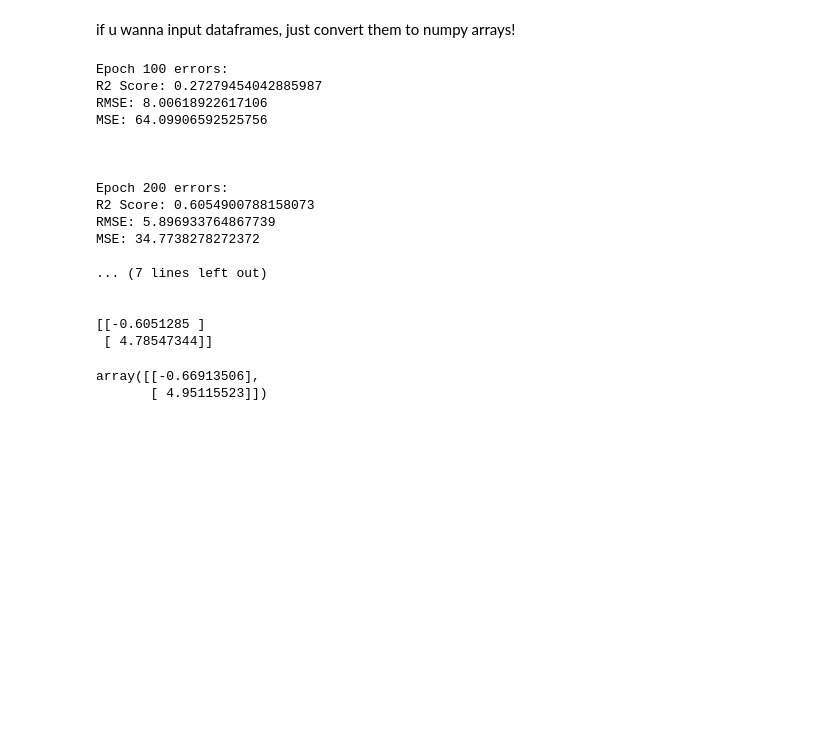
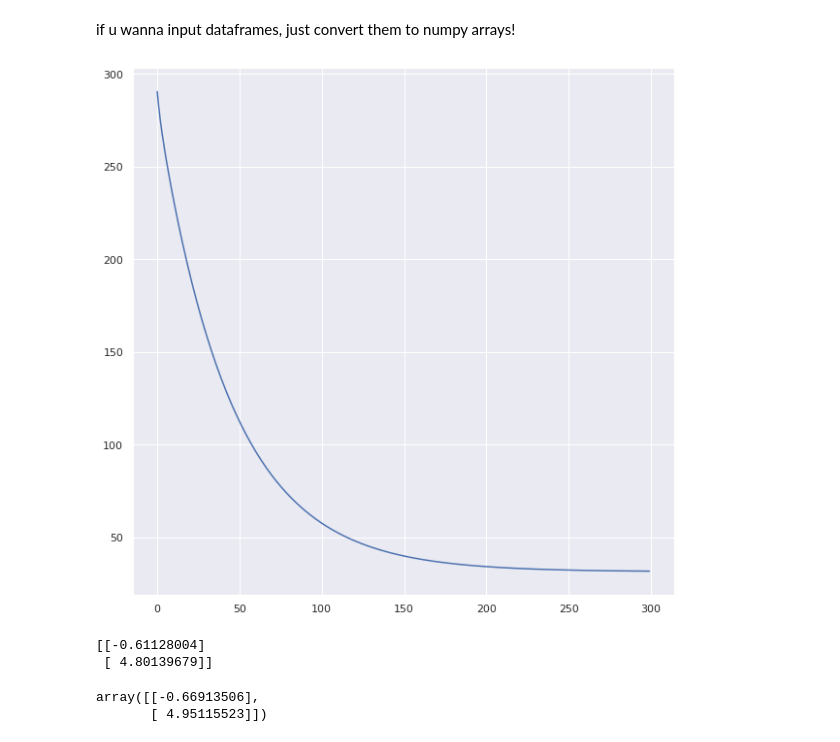
Before and after one commit to heerboi/ML-from-scratch, a Jupyter notebook: Linear_Regression.ipynb, the cells around one changed output. Cells and saved outputs as stored; diff of their text form; code cells hidden in the pictures; blank space fills up the shorter version.

```diff
--- a/Linear_Regression.ipynb
+++ b/Linear_Regression.ipynb
@@ -268,25 +284,11 @@ Looks..... weird?
 if u wanna input dataframes, just convert them to numpy arrays!
 # %%
 gd_model = LinearRegression(epochs = 300)
-gd_model.gd_fit_vectorized(X_train, y_train, print_weights = True, print_loss = True)
+gd_model.gd_fit_vectorized(X_train, y_train, print_weights = True, plot_loss = True)
 # %% [output]
+[figure, added]
-Epoch 100 errors:
-R2 Score: 0.27279454042885987
-RMSE: 8.00618922617106
-MSE: 64.09906592525756
-
-
-
-Epoch 200 errors:
-R2 Score: 0.6054900788158073
-RMSE: 5.896933764867739
-MSE: 34.7738278272372
-
-... (7 lines left out)
-
-
-[[-0.6051285 ]
- [ 4.78547344]]
+[[-0.61128004]
+ [ 4.80139679]]
 # %%
 model.w
 # %% [output]
```
Also changed, not shown: parts of 11 cells of this notebook.
